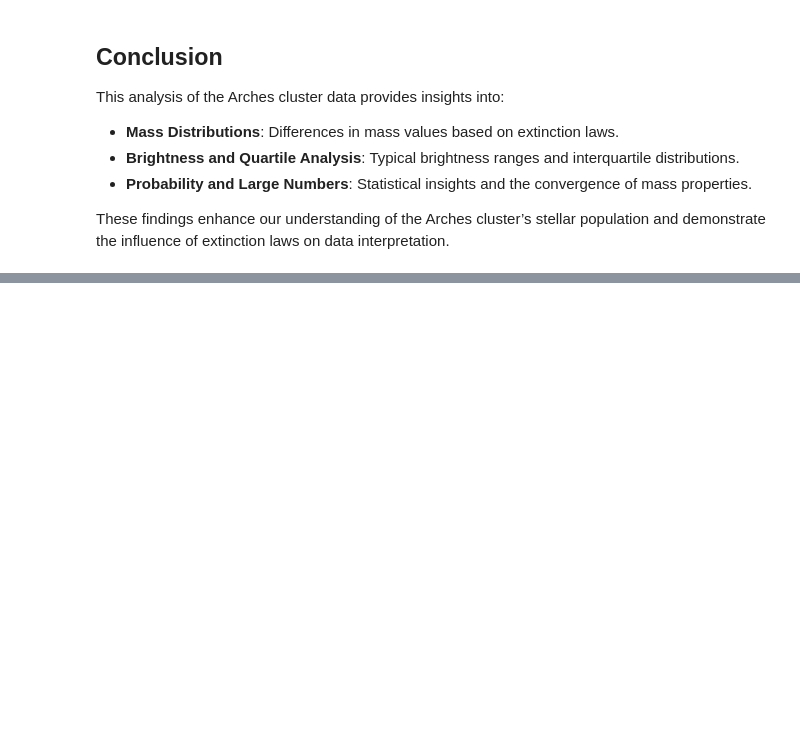
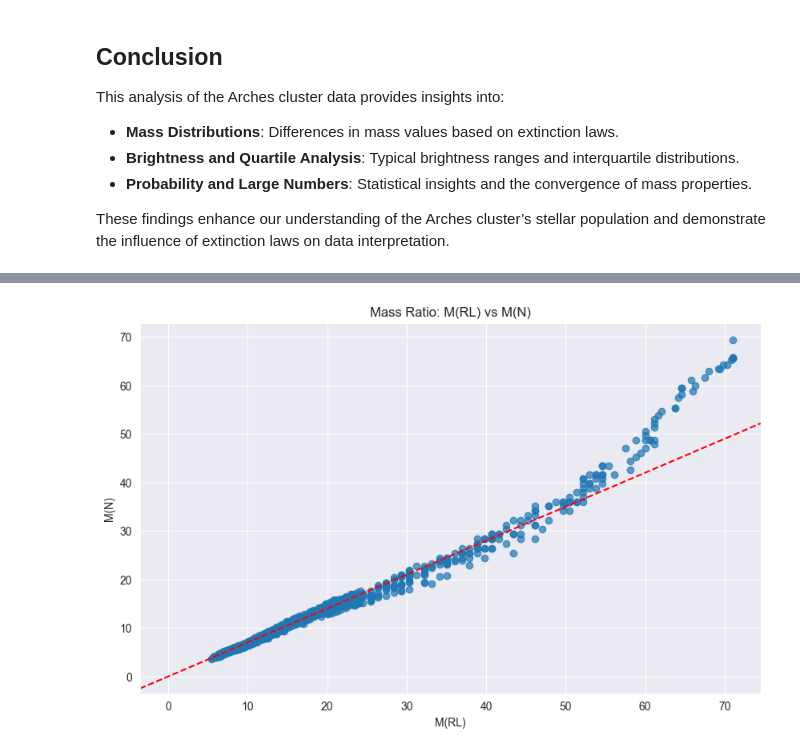
Before and after one commit to laxm7/sta_project, a Jupyter notebook: imf_chiara_felix_laxman.ipynb, the cells around one changed output, grey strips where cells are left out. Saved outputs shown, nothing was run; the diff lists cells and outputs as text; code cells hidden in the pictures; blank space fills up the shorter version.

```diff
--- a/imf_chiara_felix_laxman.ipynb
+++ b/imf_chiara_felix_laxman.ipynb
@@ -268,0 +256,11 @@ https://ui.adsabs.harvard.edu/abs/2013MNRAS.434.3236K/abstract
+# %%
+plt.figure(figsize=(10, 6))
+plt.scatter(mass_data["M(RL)"], mass_data["M(N)"], alpha=0.7)
+plt.title("Mass Ratio: M(RL) vs M(N)")
+plt.xlabel("M(RL)")
+plt.ylabel("M(N)")
+plt.grid(True)
+plt.axline((0, 0), slope=0.7, color='r', linestyle='--')  # Reference line y=x
+plt.show()
+# %% [output]
+[figure, added]
```
Also changed, not shown: parts of 15 cells of this notebook, 1 other file.
